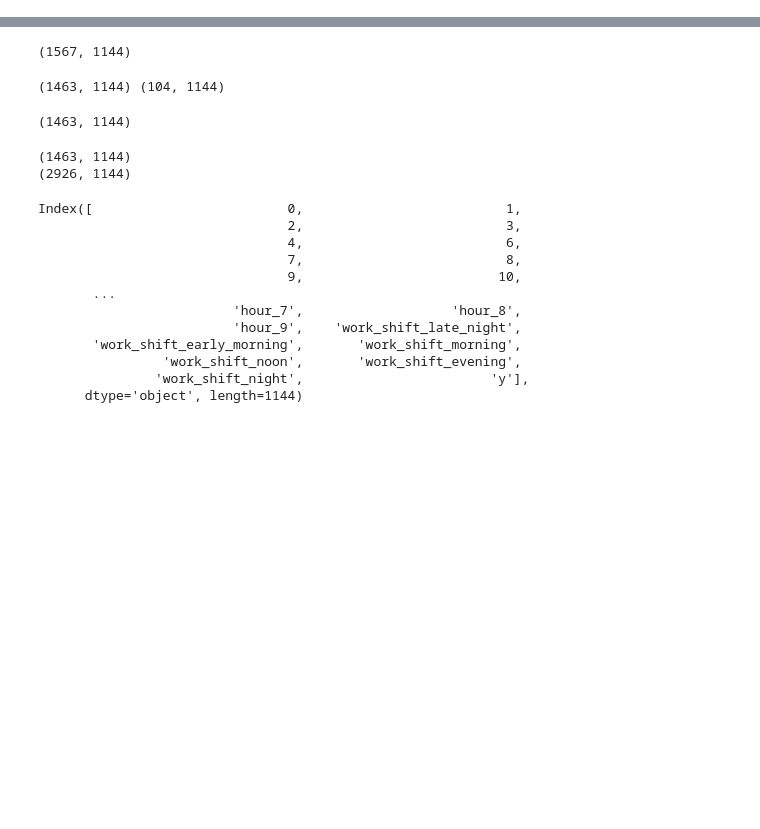
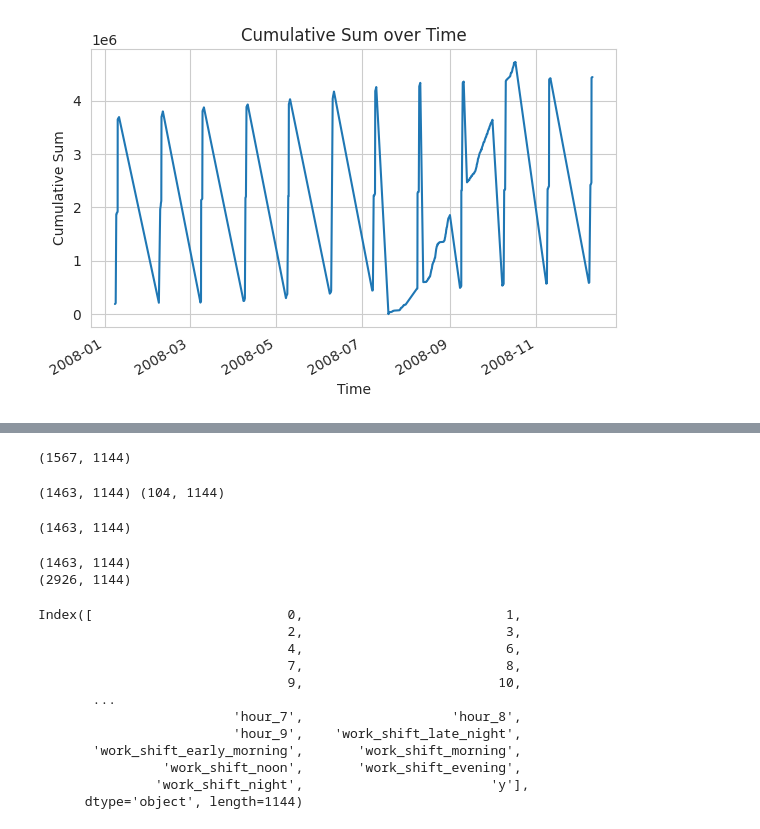
Before and after one commit to ariahosseini/TradML, a Jupyter notebook: SciKitLearn_03_ProjThree_Supervised_Clf.ipynb, the cells around one changed output, grey strips where cells are left out. Drawn from its saved outputs; the diff is of its cells as text; code cells hidden in the pictures; blank space fills up the shorter version.

```diff
--- a/SciKitLearn_03_ProjThree_Supervised_Clf.ipynb
+++ b/SciKitLearn_03_ProjThree_Supervised_Clf.ipynb
@@ -281,0 +267,11 @@ sns.heatmap(x_corr, cmap='viridis')
+# %%
+plt.figure(figsize=(6, 4))
+X.iloc[:, 0].cumsum().plot()
+plt.title('Cumulative Sum over Time')
+plt.xlabel('Time')
+plt.ylabel('Cumulative Sum')
+plt.grid(True)
+plt.tight_layout()
+plt.show()
+# %% [output]
+[figure, added]
```
Also changed, not shown: parts of 77 cells of this notebook.
